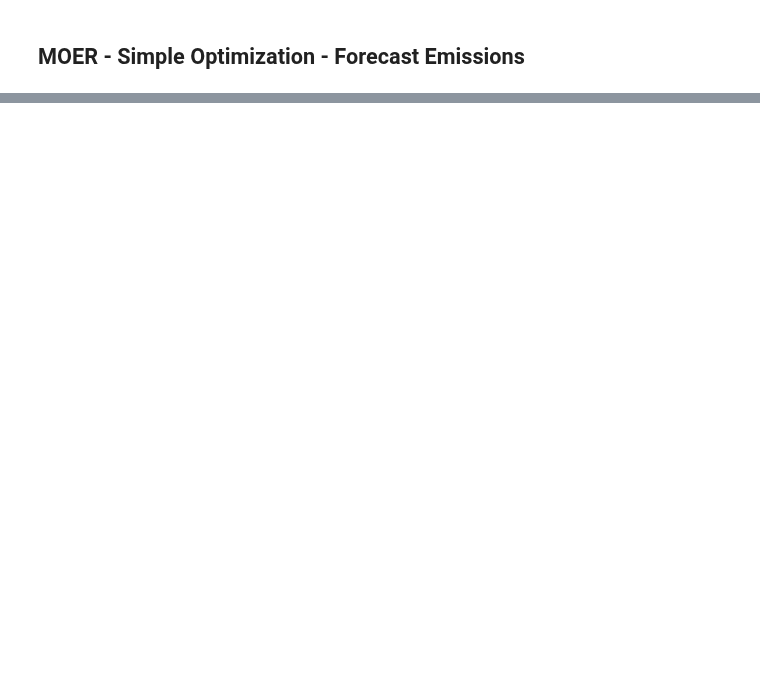
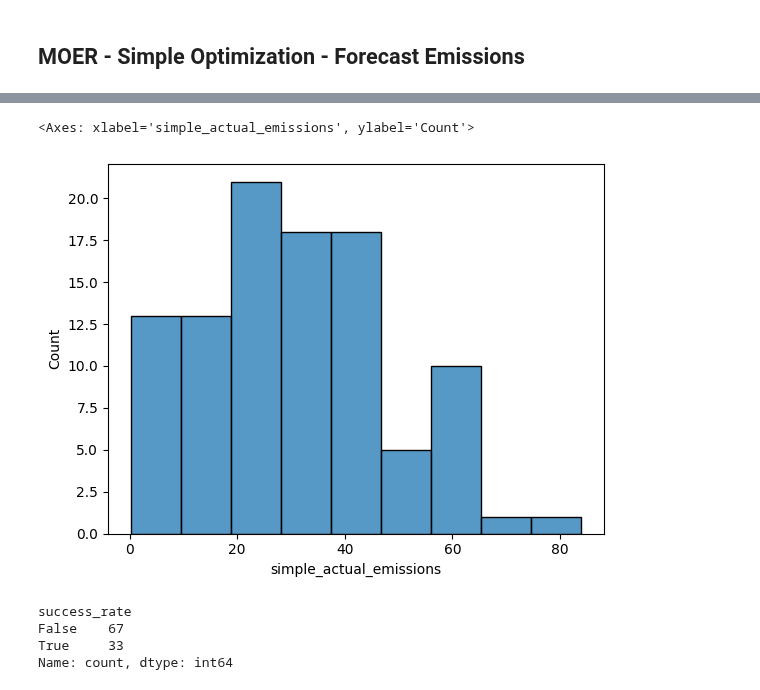
Before and after one commit to WattTime/watttime-python-client, a Jupyter notebook: evaluation/moer_synth_data_tests.ipynb, the cells around one changed output, grey strips where cells are left out. Drawn from its saved outputs; the diff is of its cells as text; code cells hidden in the pictures; blank space fills up the shorter version.

```diff
--- a/evaluation/moer_synth_data_tests.ipynb
+++ b/evaluation/moer_synth_data_tests.ipynb
@@ -128,0 +123,5 @@ dtype: float64
+# %%
+sns.histplot(synth_data["simple_actual_emissions"])
+# %% [output]
+<Axes: xlabel='simple_actual_emissions', ylabel='Count'>
+[figure, added]
@@ -128,0 +132,7 @@ dtype: float64
+# %%
+synth_data["success_rate"].value_counts()
+# %% [output]
+success_rate
+False    67
+True     33
+Name: count, dtype: int64
```
Also changed, not shown: parts of 10 cells of this notebook.
